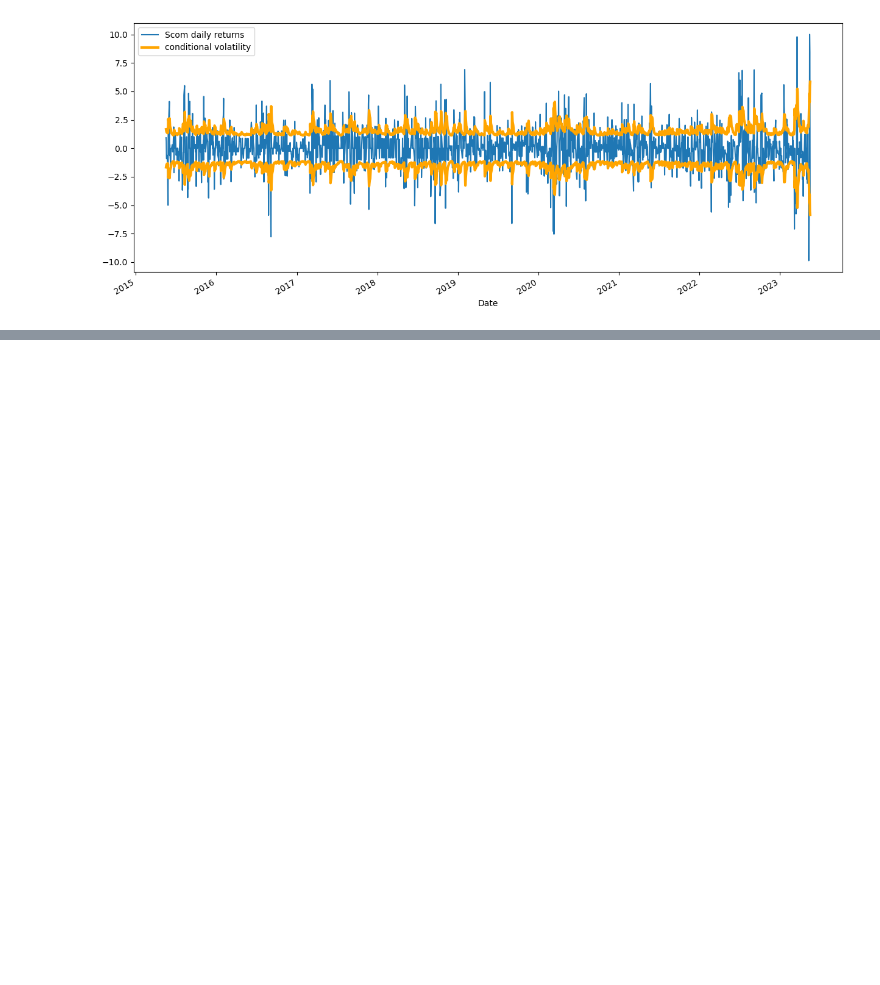
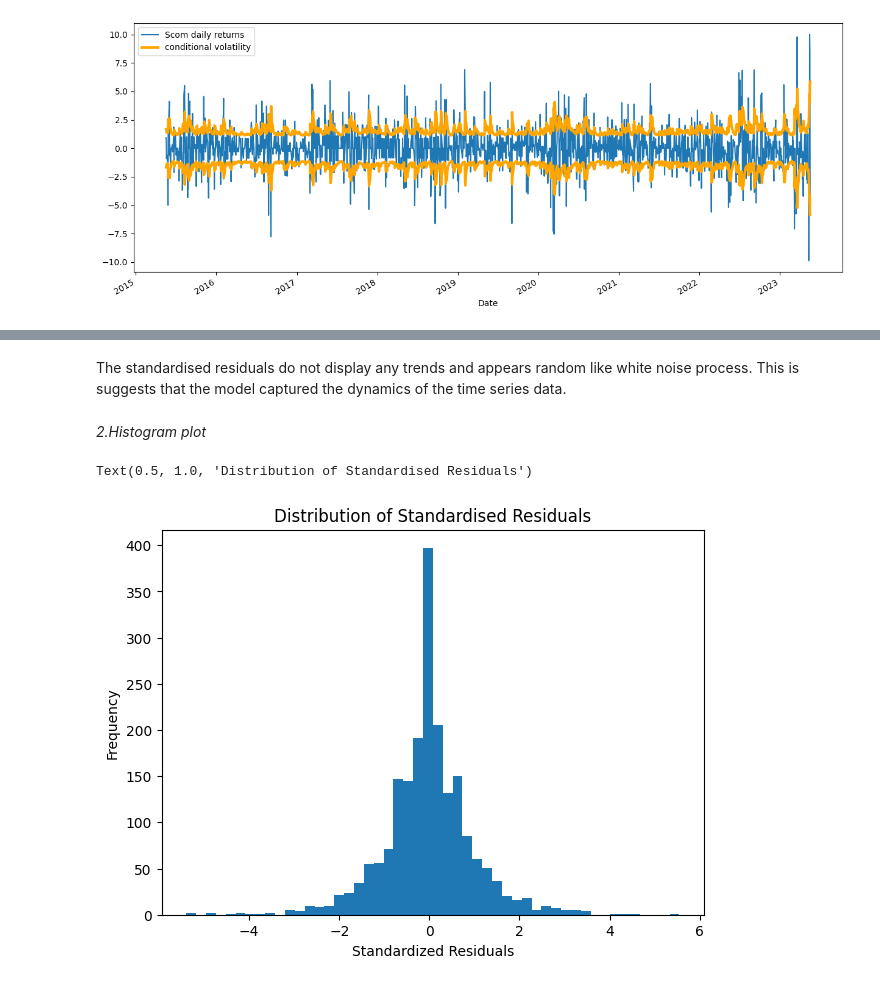
Before and after one commit to Justoo254/SCOM-volatility-forecasting, a Jupyter notebook: notebooks/02-garch.ipynb, the cells around one changed output, grey strips where cells are left out. Drawn from its saved outputs; the diff is of its cells as text; code cells hidden in the pictures; blank space fills up the shorter version.

```diff
--- a/notebooks/02-garch.ipynb
+++ b/notebooks/02-garch.ipynb
@@ -130,0 +147,16 @@ plt.legend();
+# %% [markdown]
+The standardised residuals do not display any trends and appears random like white noise process. This is
+suggests that the model captured the dynamics of the time series data.
+# %% [markdown]
+*2.Histogram plot*
+# %%
+fig, ax = plt.subplots(figsize=(7, 5))
+plt.hist(model.std_resid, bins=50)
+#Label axes
+plt.xlabel("Standardized Residuals")
+plt.ylabel("Frequency")
+#Add title
+plt.title("Distribution of Standardized Residuals")
+# %% [output]
+Text(0.5, 1.0, 'Distribution of Standardised Residuals')
+[figure, added]
```
Also changed, not shown: parts of 9 cells of this notebook, 1 other file.
